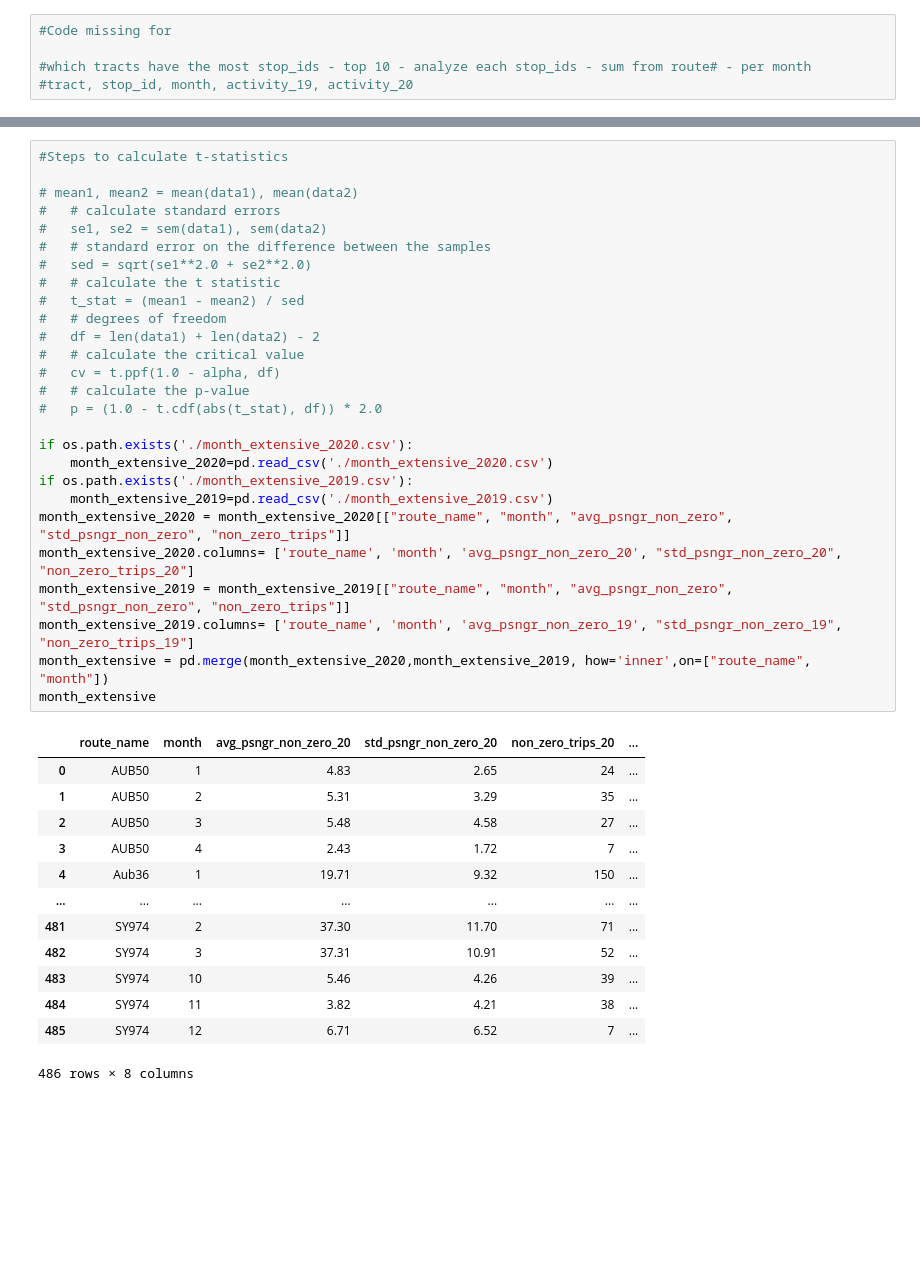
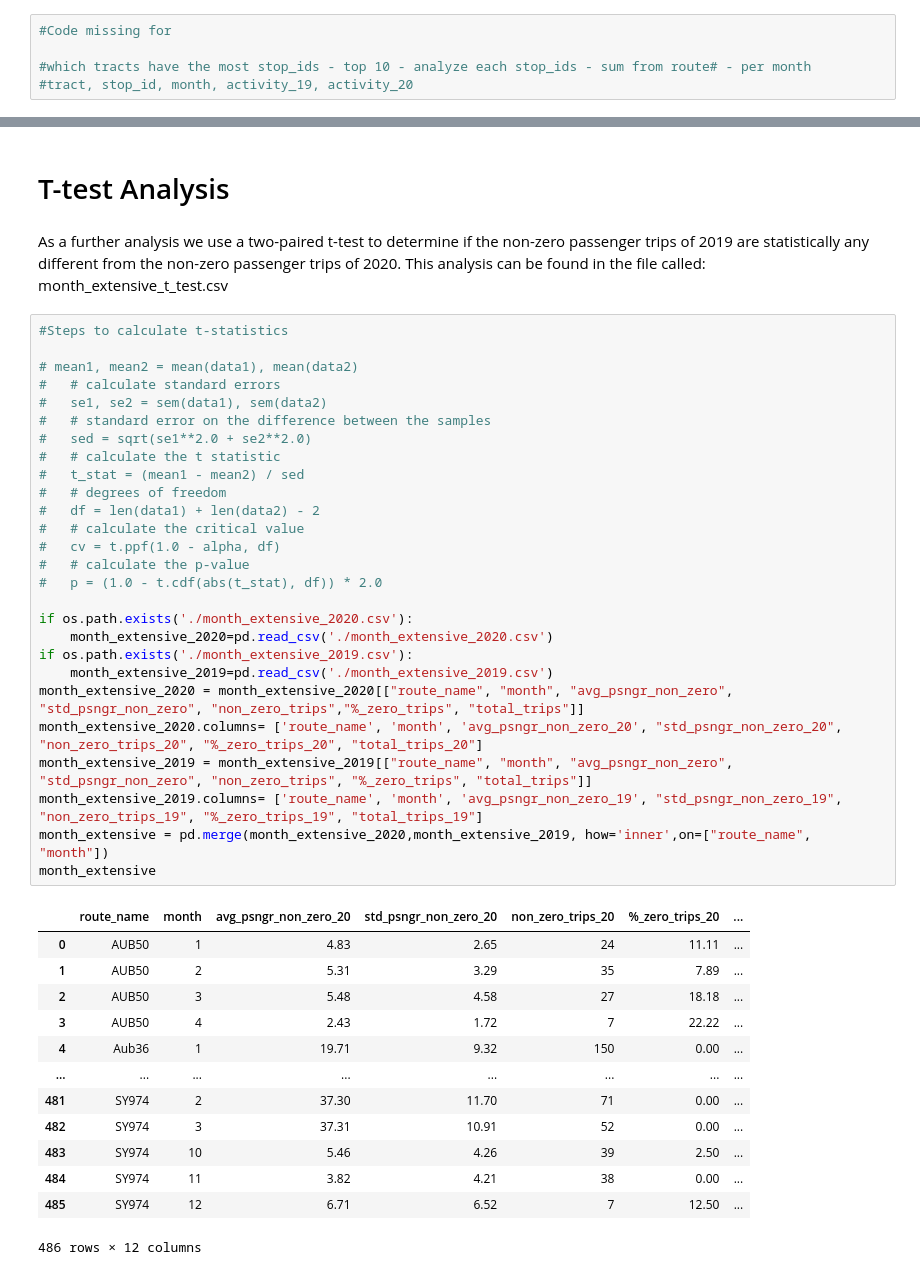
Before and after one commit to shubhamkumar0/CENTRO, a Jupyter notebook: Centro_2020_V2.ipynb, the cells around one changed output, grey strips where cells are left out. Cells and saved outputs as stored; diff of their text form; blank space fills up the shorter version.

```diff
--- a/Centro_2020_V2.ipynb
+++ b/Centro_2020_V2.ipynb
@@ -827,42 +900,46 @@ As a further analysis we use a two-paired t-test to determine if the non-zero pa
+# %% [markdown]
+# T-test Analysis
+# %% [markdown]
+As a further analysis we use a two-paired t-test to determine if the non-zero passenger trips of 2019 are statistically any different from the non-zero passenger trips of 2020. This analysis can be found in the file called: month_extensive_t_test.csv
 # %%
 #Steps to calculate t-statistics
 
 # mean1, mean2 = mean(data1), mean(data2)
 # 	# calculate standard errors
 # 	se1, se2 = sem(data1), sem(data2)
 # 	# standard error on the difference between the samples
 # 	sed = sqrt(se1**2.0 + se2**2.0)
 # 	# calculate the t statistic
 # 	t_stat = (mean1 - mean2) / sed
 # 	# degrees of freedom
 # 	df = len(data1) + len(data2) - 2
 # 	# calculate the critical value
 # 	cv = t.ppf(1.0 - alpha, df)
 # 	# calculate the p-value
 # 	p = (1.0 - t.cdf(abs(t_stat), df)) * 2.0
 
 if os.path.exists('./month_extensive_2020.csv'):
     month_extensive_2020=pd.read_csv('./month_extensive_2020.csv')
 if os.path.exists('./month_extensive_2019.csv'):
     month_extensive_2019=pd.read_csv('./month_extensive_2019.csv')
-month_extensive_2020 = month_extensive_2020[["route_name", "month", "avg_psngr_non_zero", "std_psngr_non_zero", "non_zero_trips"]]
-month_extensive_2020.columns= ['route_name', 'month', 'avg_psngr_non_zero_20', "std_psngr_non_zero_20", "non_zero_trips_20"]
-month_extensive_2019 = month_extensive_2019[["route_name", "month", "avg_psngr_non_zero", "std_psngr_non_zero", "non_zero_trips"]]
-month_extensive_2019.columns= ['route_name', 'month', 'avg_psngr_non_zero_19', "std_psngr_non_zero_19", "non_zero_trips_19"]
+month_extensive_2020 = month_extensive_2020[["route_name", "month", "avg_psngr_non_zero", "std_psngr_non_zero", "non_zero_trips","%_zero_trips", "total_trips"]]
+month_extensive_2020.columns= ['route_name', 'month', 'avg_psngr_non_zero_20', "std_psngr_non_zero_20", "non_zero_trips_20", "%_zero_trips_20", "total_trips_20"]
+month_extensive_2019 = month_extensive_2019[["route_name", "month", "avg_psngr_non_zero", "std_psngr_non_zero", "non_zero_trips", "%_zero_trips", "total_trips"]]
+month_extensive_2019.columns= ['route_name', 'month', 'avg_psngr_non_zero_19', "std_psngr_non_zero_19", "non_zero_trips_19", "%_zero_trips_19", "total_trips_19"]
 month_extensive = pd.merge(month_extensive_2020,month_extensive_2019, how='inner',on=["route_name", "month"])
 month_extensive
 # %% [output]
-|  | route_name | month | avg_psngr_non_zero_20 | std_psngr_non_zero_20 | non_zero_trips_20 | ... |
-| 0 | AUB50 | 1 | 4.83 | 2.65 | 24 | ... |
-| 1 | AUB50 | 2 | 5.31 | 3.29 | 35 | ... |
-| 2 | AUB50 | 3 | 5.48 | 4.58 | 27 | ... |
-| 3 | AUB50 | 4 | 2.43 | 1.72 | 7 | ... |
-| 4 | Aub36 | 1 | 19.71 | 9.32 | 150 | ... |
-| ... | ... | ... | ... | ... | ... | ... |
-| 481 | SY974 | 2 | 37.30 | 11.70 | 71 | ... |
-| 482 | SY974 | 3 | 37.31 | 10.91 | 52 | ... |
-| 483 | SY974 | 10 | 5.46 | 4.26 | 39 | ... |
-| 484 | SY974 | 11 | 3.82 | 4.21 | 38 | ... |
-| 485 | SY974 | 12 | 6.71 | 6.52 | 7 | ... |
+|  | route_name | month | avg_psngr_non_zero_20 | std_psngr_non_zero_20 | non_zero_trips_20 | %_zero_trips_20 | ... |
+| 0 | AUB50 | 1 | 4.83 | 2.65 | 24 | 11.11 | ... |
+| 1 | AUB50 | 2 | 5.31 | 3.29 | 35 | 7.89 | ... |
+| 2 | AUB50 | 3 | 5.48 | 4.58 | 27 | 18.18 | ... |
+| 3 | AUB50 | 4 | 2.43 | 1.72 | 7 | 22.22 | ... |
+| 4 | Aub36 | 1 | 19.71 | 9.32 | 150 | 0.00 | ... |
+| ... | ... | ... | ... | ... | ... | ... | ... |
+| 481 | SY974 | 2 | 37.30 | 11.70 | 71 | 0.00 | ... |
+| 482 | SY974 | 3 | 37.31 | 10.91 | 52 | 0.00 | ... |
+| 483 | SY974 | 10 | 5.46 | 4.26 | 39 | 2.50 | ... |
+| 484 | SY974 | 11 | 3.82 | 4.21 | 38 | 0.00 | ... |
+| 485 | SY974 | 12 | 6.71 | 6.52 | 7 | 12.50 | ... |
-486 rows × 8 columns
+486 rows × 12 columns
 # %%
```
Also changed, not shown: parts of 17 cells of this notebook.
